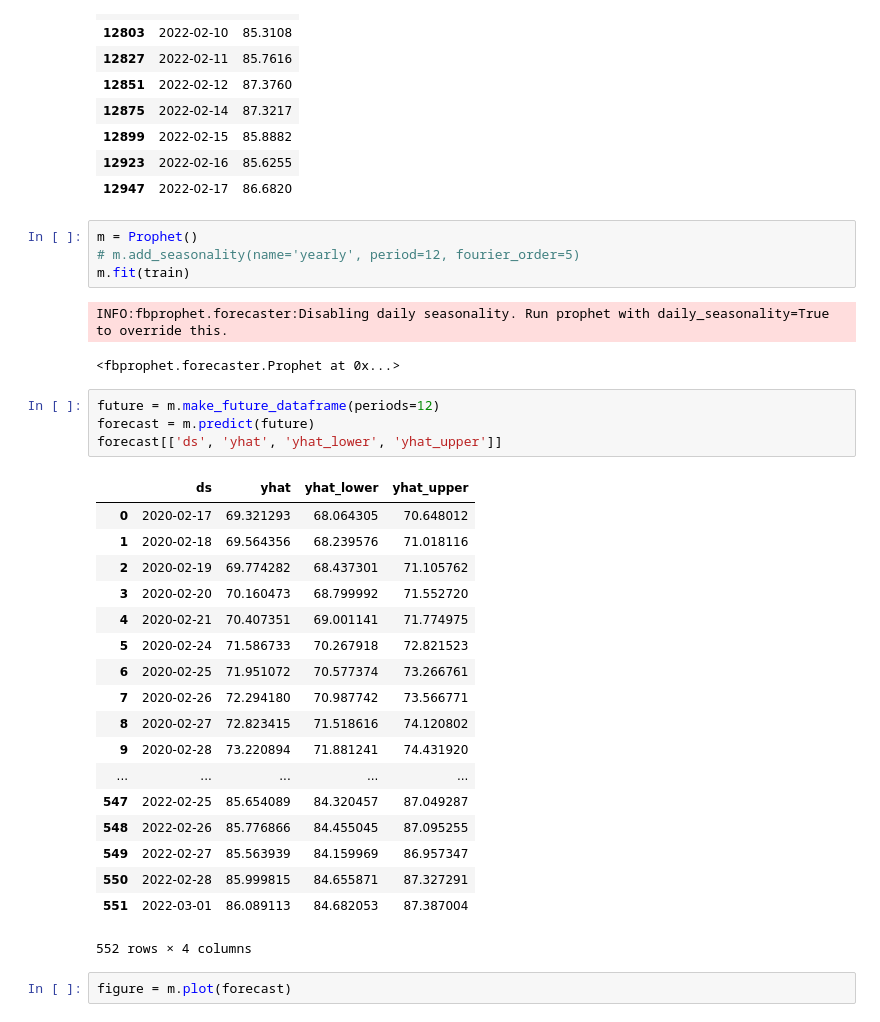
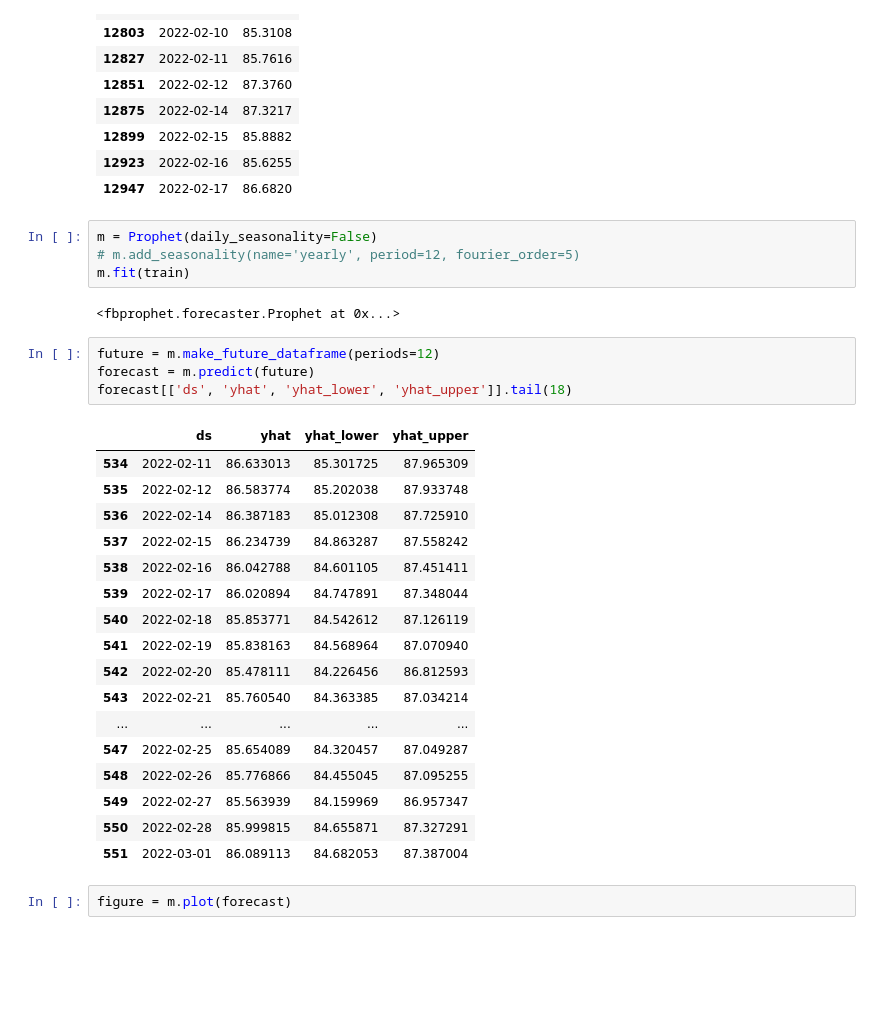
Before and after one commit to profMsaif/news-rubles, a Jupyter notebook: testing-prophet-for-time-series-prediction.ipynb, the cells around one changed output. Drawn from its saved outputs; the diff is of its cells as text; blank space fills up the shorter version.

Commit message:
Kaggle Notebook | Testing Prophet for Time Series Prediction | Version 5

```diff
--- a/testing-prophet-for-time-series-prediction.ipynb
+++ b/testing-prophet-for-time-series-prediction.ipynb
@@ -92,35 +92,33 @@ train.tail(10)
 | 12923 | 2022-02-16 | 85.6255 |
 | 12947 | 2022-02-17 | 86.6820 |
 # %%
-m = Prophet()
+m = Prophet(daily_seasonality=False)
 # m.add_seasonality(name='yearly', period=12, fourier_order=5)
 m.fit(train)
 # %% [output]
-INFO:fbprophet.forecaster:Disabling daily seasonality. Run prophet with daily_seasonality=True to override this.
+<fbprophet.forecaster.Prophet at 0x...>
-<fbprophet.forecaster.Prophet at 0x...>
 # %%
 future = m.make_future_dataframe(periods=12)
 forecast = m.predict(future)
-forecast[['ds', 'yhat', 'yhat_lower', 'yhat_upper']]
+forecast[['ds', 'yhat', 'yhat_lower', 'yhat_upper']].tail(18)
 # %% [output]
 |  | ds | yhat | yhat_lower | yhat_upper |
-| 0 | 2020-02-17 | 69.321293 | 68.064305 | 70.648012 |
-| 1 | 2020-02-18 | 69.564356 | 68.239576 | 71.018116 |
-| 2 | 2020-02-19 | 69.774282 | 68.437301 | 71.105762 |
-| 3 | 2020-02-20 | 70.160473 | 68.799992 | 71.552720 |
-| 4 | 2020-02-21 | 70.407351 | 69.001141 | 71.774975 |
-| 5 | 2020-02-24 | 71.586733 | 70.267918 | 72.821523 |
-| 6 | 2020-02-25 | 71.951072 | 70.577374 | 73.266761 |
-| 7 | 2020-02-26 | 72.294180 | 70.987742 | 73.566771 |
-| 8 | 2020-02-27 | 72.823415 | 71.518616 | 74.120802 |
-| 9 | 2020-02-28 | 73.220894 | 71.881241 | 74.431920 |
+| 534 | 2022-02-11 | 86.633013 | 85.301725 | 87.965309 |
+| 535 | 2022-02-12 | 86.583774 | 85.202038 | 87.933748 |
+| 536 | 2022-02-14 | 86.387183 | 85.012308 | 87.725910 |
+| 537 | 2022-02-15 | 86.234739 | 84.863287 | 87.558242 |
+| 538 | 2022-02-16 | 86.042788 | 84.601105 | 87.451411 |
+| 539 | 2022-02-17 | 86.020894 | 84.747891 | 87.348044 |
+| 540 | 2022-02-18 | 85.853771 | 84.542612 | 87.126119 |
+| 541 | 2022-02-19 | 85.838163 | 84.568964 | 87.070940 |
+| 542 | 2022-02-20 | 85.478111 | 84.226456 | 86.812593 |
+| 543 | 2022-02-21 | 85.760540 | 84.363385 | 87.034214 |
 | ... | ... | ... | ... | ... |
 | 547 | 2022-02-25 | 85.654089 | 84.320457 | 87.049287 |
 | 548 | 2022-02-26 | 85.776866 | 84.455045 | 87.095255 |
 | 549 | 2022-02-27 | 85.563939 | 84.159969 | 86.957347 |
 | 550 | 2022-02-28 | 85.999815 | 84.655871 | 87.327291 |
 | 551 | 2022-03-01 | 86.089113 | 84.682053 | 87.387004 |
-552 rows × 4 columns
 # %%
 figure = m.plot(forecast)
 # %% [output]
```
Also changed, not shown: parts of 4 cells of this notebook.
